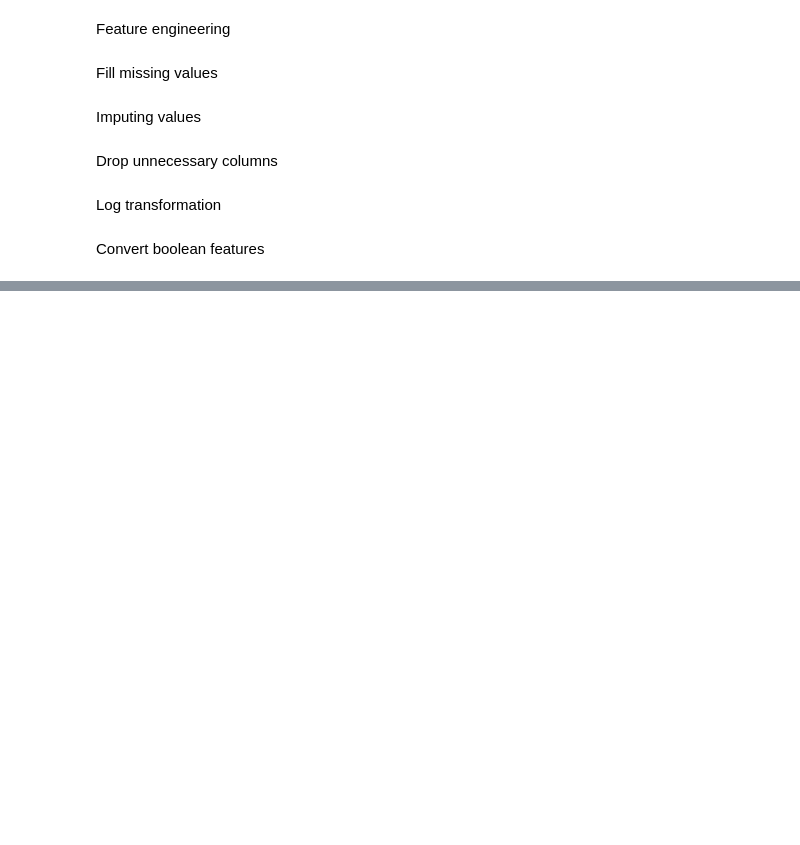
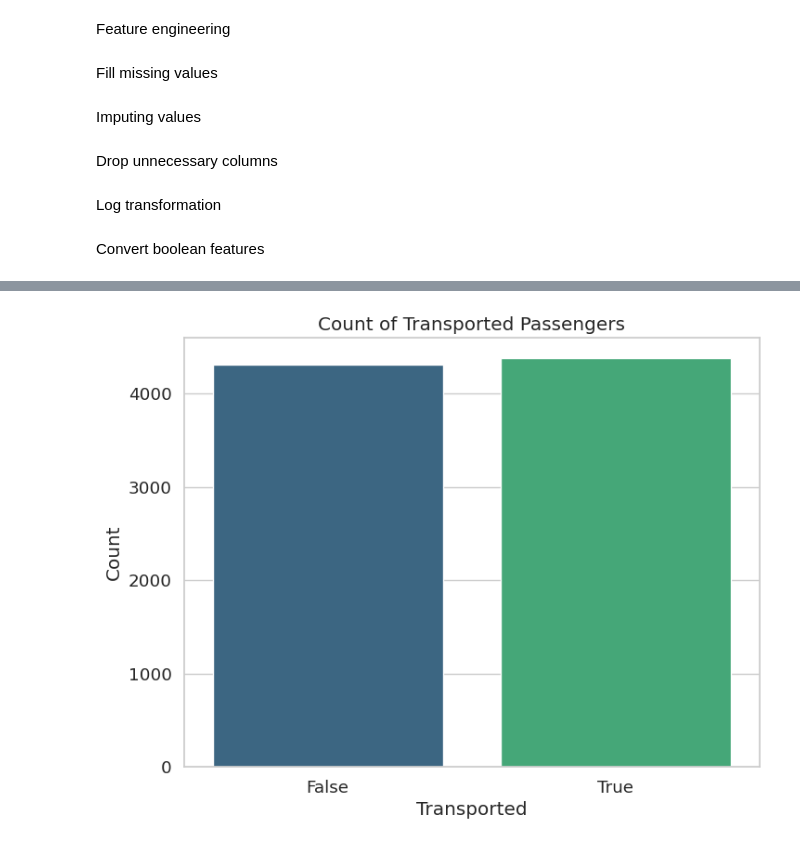
Before and after one commit to 7PAM2015-0509-2023-Group-20/-Kaggle-Challenge-20, a Jupyter notebook: Group_project_Kaggle_Challenge.ipynb, the cells around one changed output, grey strips where cells are left out. Drawn from its saved outputs; the diff is of its cells as text; code cells hidden in the pictures; blank space fills up the shorter version.

```diff
--- a/Group_project_Kaggle_Challenge.ipynb
+++ b/Group_project_Kaggle_Challenge.ipynb
@@ -210,0 +211,12 @@ test_data[bool_features] = test_data[bool_features].astype(bool)
+# %%
+# EDA Visualizations
+
+# 1. Count plot of 'Transported'
+plt.figure(figsize=(8, 6))
+sns.countplot(x='Transported', data=train_data, palette='viridis')
+plt.title('Count of Transported Passengers')
+plt.xlabel('Transported')
+plt.ylabel('Count')
+plt.show()
+# %% [output]
+[figure, added]
```
Also changed, not shown: parts of 11 cells of this notebook.
